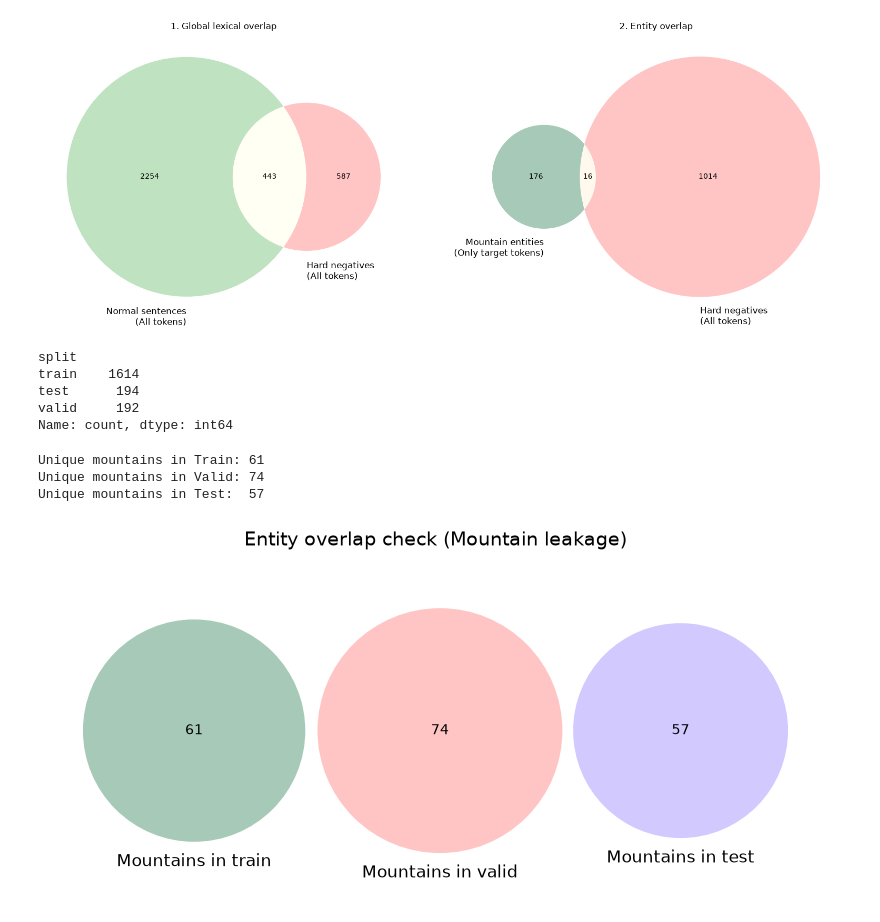
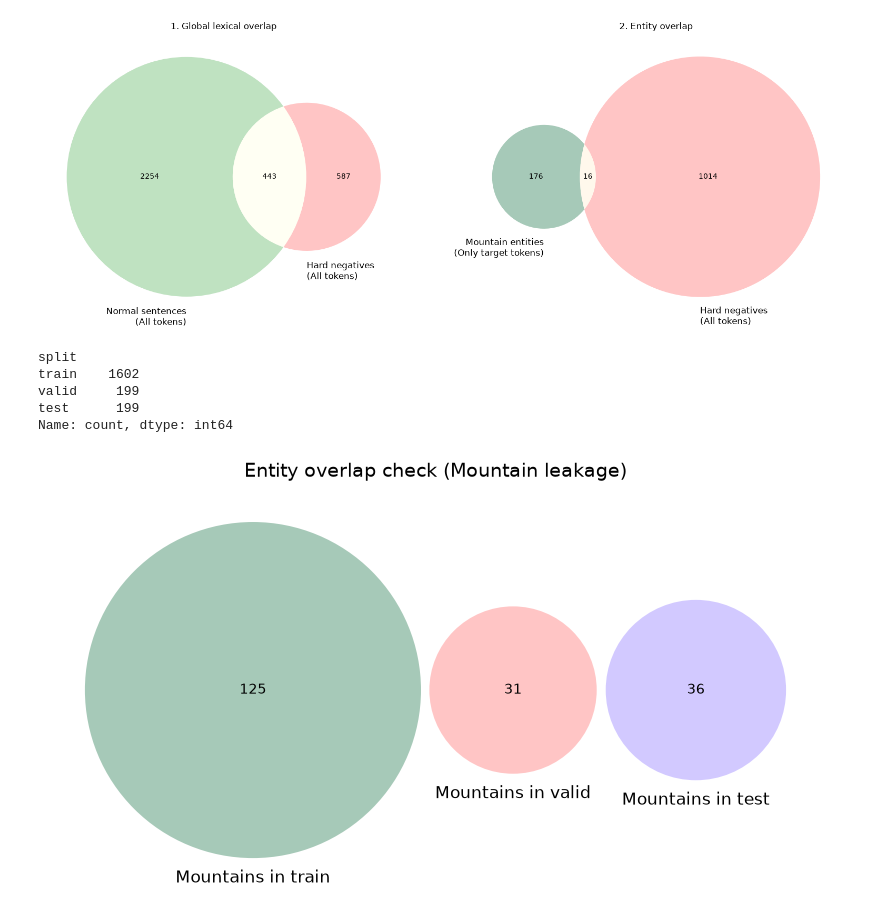
Before and after one commit to sashaLitv/Quantum-Test-Tasks, a Jupyter notebook: Natural Language Processing. Named entity recognition/notebooks/dataset_creation.ipynb, the cells around one changed output. Drawn from its saved outputs; the diff is of its cells as text; code cells hidden in the pictures.

```diff
--- a/Natural Language Processing. Named entity recognition/notebooks/dataset_creation.ipynb
+++ b/Natural Language Processing. Named entity recognition/notebooks/dataset_creation.ipynb
@@ -402,16 +414,22 @@ normal_total = len(normal_df)
 normal_test_size, normal_valid_size = int(normal_total * 0.1), int(normal_total * 0.1)
 normal_train_size = normal_total - normal_test_size - normal_valid_size
 
-## sort mountains by frequency in ASCENDING order (rarest first)
-unique_mountains = sorted(mountain_counts.items(), key=lambda x: x[1])
+## sort mountains by frequency in DESCENDING order
+unique_mountains = sorted(mountain_counts.items(), key=lambda x: x[1], reverse=True)
 
 ## packing smaller groups first makes it easier to hit the exact target sizes
 mountain_to_split = {}
 current_test_size = 0
 current_valid_size = 0
 
+MAX_SENTENCES_PER_MOUNTAIN = 10
+
 for mountain, count in unique_mountains:
     available_splits = []
+
+    if count > MAX_SENTENCES_PER_MOUNTAIN:
+        mountain_to_split[mountain] = 'train'
+        continue
 
     if current_test_size + count <= normal_test_size:
         available_splits.append('test')
@@ -446,9 +464,9 @@ final_df = pd.concat([normal_df, hard_df]).dropna(subset=['tokens']).reset_index
 print(final_df['split'].value_counts())
 # %% [output]
 split
-train    1614
-test      194
-valid     192
+train    1602
+valid     199
+test      199
 Name: count, dtype: int64
 # %%
 train_df = final_df[final_df['split'] == 'train']
@@ -470,21 +488,18 @@ with open(TEST_FILE, "w", encoding="utf-8") as f:
 # %%
 ## extract mountains from the final splits to definitively prove there is zero entity data leakage. the computational cost for ~2000 rows is insignificant.
 train_mountain = {mountain.lower() for mountain in np.array(extract_mountain_names(train_df))[:, 1]}
 valid_mountain = {mountain.lower() for mountain in np.array(extract_mountain_names(valid_df))[:, 1]}
 test_mountain = {mountain.lower() for mountain in np.array(extract_mountain_names(test_df))[:, 1]}
 
 ## entity overlap check
 plt.figure(figsize=(10, 6))
 venn3_plot = venn3(
     subsets=[train_mountain, valid_mountain, test_mountain],
     set_labels=('Mountains in train', 'Mountains in valid', 'Mountains in test'),
     set_colors=("#81b29a","#FFADAD", "#BFB2FF"),
     alpha=0.7,
 )
-plt.title('Entity overlap check (Mountain leakage)', fontsize=14, pad=20)
+plt.title('Entity overlap check (Mountain leakage)', fontsize=14)
 plt.show()
 # %% [output]
-Unique mountains in Train: 61
-Unique mountains in Valid: 74
-Unique mountains in Test:  57
-[figure, old version]
+[figure, new version]
```
Also changed, not shown: parts of 7 cells of this notebook.
